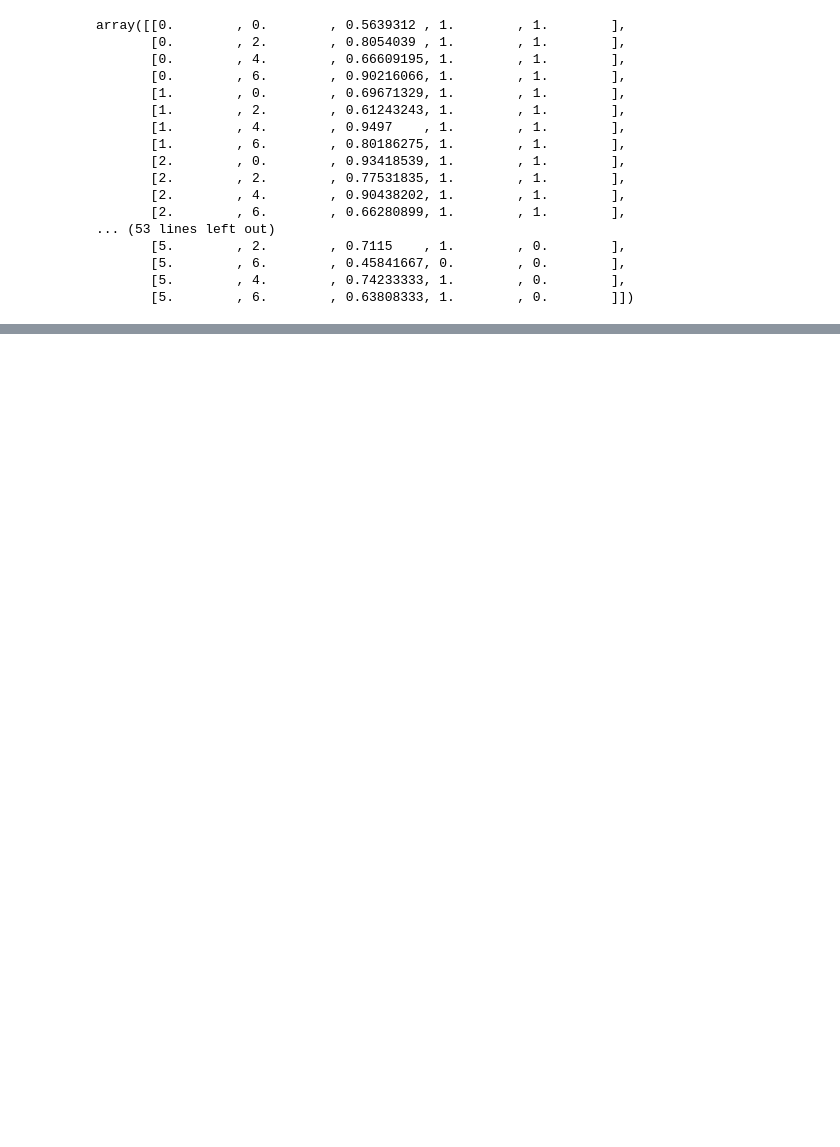
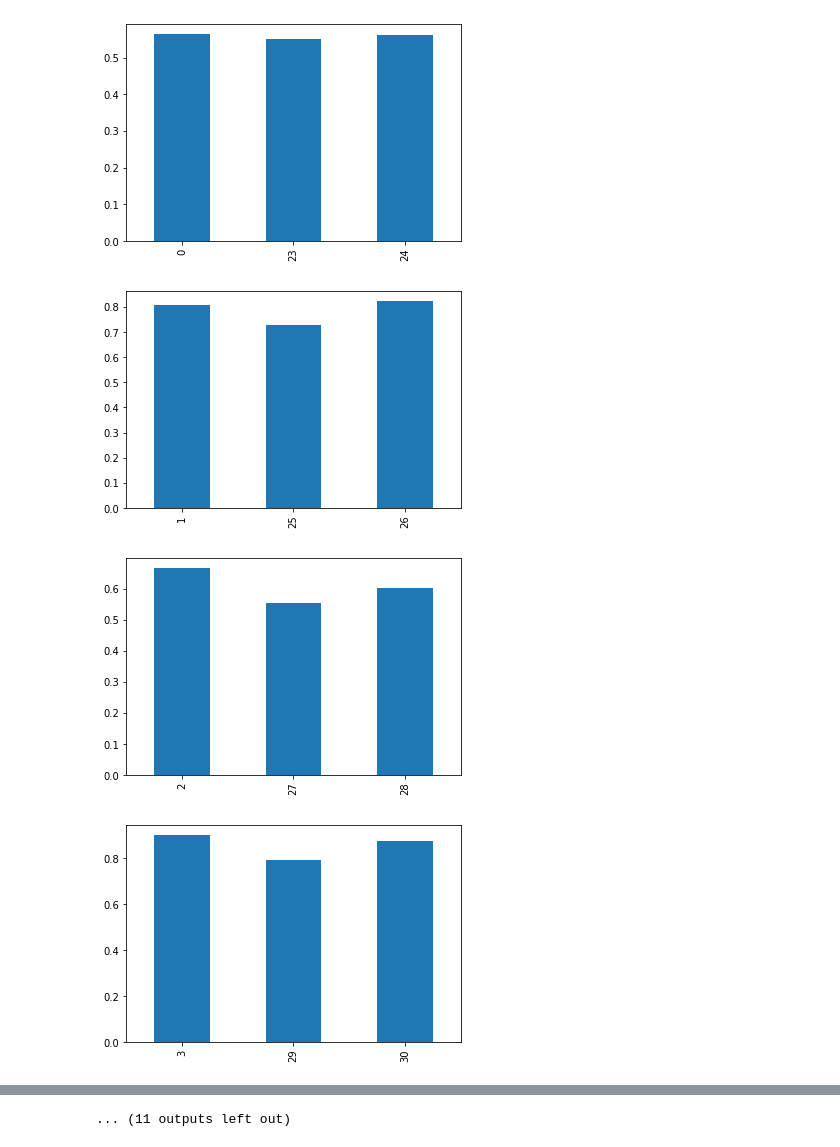
Before and after one commit to OptimusPrimus/dcase2020_task2, a Jupyter notebook: scripts/load_from_mongo.ipynb, the cells around one changed output, grey strips where cells are left out. Cells and saved outputs as stored; diff of their text form; code cells hidden in the pictures; blank space fills up the shorter version.

```diff
--- a/scripts/load_from_mongo.ipynb
+++ b/scripts/load_from_mongo.ipynb
@@ -24,26 +52,30 @@ for experiment in db.runs.find({"experiment.name": "dcase2020_task2_baseline"}):
         experiment['config']['machine_type'],
         experiment['config']['machine_id'],
         experiment['result']['auroc_mean'],
-        experiment['config'].get('normalize', True),
-        experiment['config'].get('normalize_raw', True)
+        experiment['result']['pauroc_mean'],
+        "{} {}".format(
+            experiment['config'].get('normalize', True),
+            experiment['config'].get('normalize_raw', True)
+        )
     ])
-# %%
-np.array(experiments)
-# %% [output]
-array([[0.        , 0.        , 0.5639312 , 1.        , 1.        ],
-       [0.        , 2.        , 0.8054039 , 1.        , 1.        ],
-       [0.        , 4.        , 0.66609195, 1.        , 1.        ],
-       [0.        , 6.        , 0.90216066, 1.        , 1.        ],
-       [1.        , 0.        , 0.69671329, 1.        , 1.        ],
-       [1.        , 2.        , 0.61243243, 1.        , 1.        ],
-       [1.        , 4.        , 0.9497    , 1.        , 1.        ],
-       [1.        , 6.        , 0.80186275, 1.        , 1.        ],
-       [2.        , 0.        , 0.93418539, 1.        , 1.        ],
-       [2.        , 2.        , 0.77531835, 1.        , 1.        ],
-       [2.        , 4.        , 0.90438202, 1.        , 1.        ],
-       [2.        , 6.        , 0.66280899, 1.        , 1.        ],
-... (53 lines left out)
-       [5.        , 2.        , 0.7115    , 1.        , 0.        ],
-       [5.        , 6.        , 0.45841667, 0.        , 0.        ],
-       [5.        , 4.        , 0.74233333, 1.        , 0.        ],
-       [5.        , 6.        , 0.63808333, 1.        , 0.        ]])
+# %%
+import pandas as pd
+
+experiments_ = pd.DataFrame(experiments)
+gb = experiments_.groupby(0)
+by_machines_type = [gb.get_group(x) for x in gb.groups]
+
+groups = []
+for machine_type in by_machines_type:
+    gb = machine_type.groupby(1)
+    groups += [gb.get_group(x) for x in gb.groups]
+# %%
+import matplotlib.pyplot as plt
+for g in groups:
+    g[2].plot(kind='bar')
+    plt.show()
+# %% [output]
+[figure, added]
+[figure, added]
+[figure, added]
+[figure, added]
@@ -49,0 +90 @@ array([[0.        , 0.        , 0.5639312 , 1.        , 1.        ],
+... (11 outputs left out)
```
Also changed, not shown: parts of 7 cells of this notebook.
